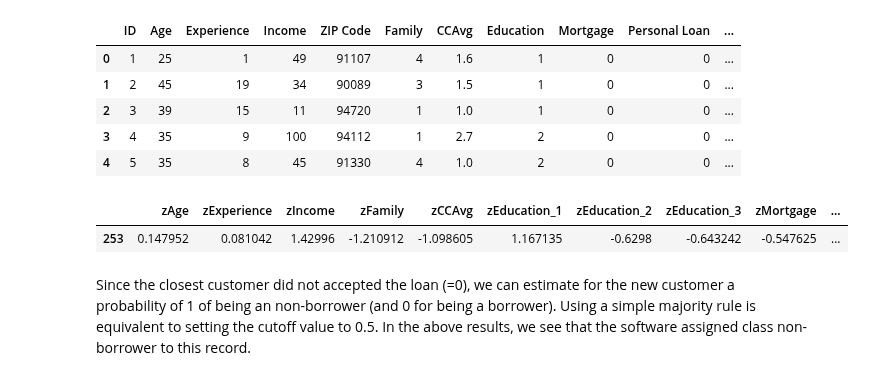
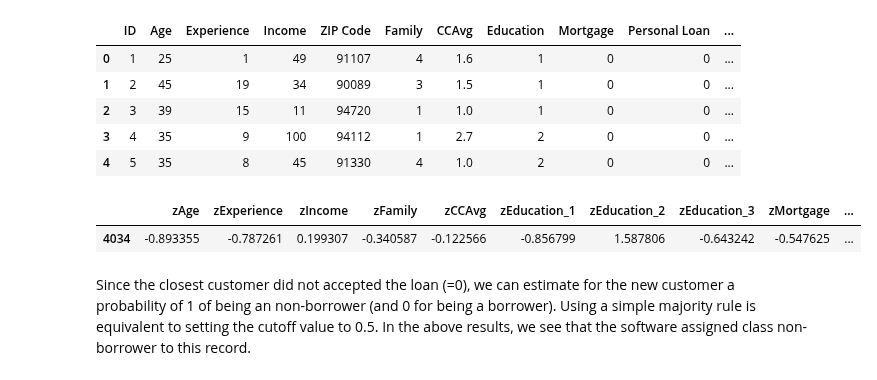
Before and after one commit to jeantardelli/data-mining-for-business-analytics, a Jupyter notebook: problems/chapter07_k_nearest_neighbors.ipynb, the cells around one changed output. Cells and saved outputs as stored; diff of their text form; code cells hidden in the pictures.

```diff
--- a/problems/chapter07_k_nearest_neighbors.ipynb
+++ b/problems/chapter07_k_nearest_neighbors.ipynb
@@ -169,37 +171,38 @@ predictors = ["Age", "Experience", "Income", "Family", "CCAvg", "Education_1",
 train_data, valid_data = train_test_split(customer_df, test_size=0.4,
                                           random_state=26)
 
-# equalize the scales that the various predictors (standardization)
+# equalize the scales that the various predictors have(standardization)
 scaler = preprocessing.StandardScaler()
 scaler.fit(train_data[predictors])
 
 # transform the full dataset
 customer_norm = pd.concat([pd.DataFrame(scaler.transform(customer_df[predictors]),
                                         columns=["z"+col for col in predictors]),
                            customer_df[outcome]], axis=1)
 
 train_norm = customer_norm.iloc[train_data.index]
 valid_norm = customer_norm.iloc[valid_data.index]
 
-## new customer
+# new customer
 new_customer = pd.DataFrame({"Age": [40], "Experience": [10], "Income": [84], "Family": [2],
                              "CCAvg": [2], "Education_1": [0], "Education_2": [1],
                              "Education_3": [0], "Mortgage": [0], "Securities Account": [0],
                              "CDAccount": [0], "Online": [1], "Credit Card": [1]})
 new_customer_norm = pd.DataFrame(scaler.transform(new_customer),
                                  columns=["z"+col for col in predictors])
 
 # use NearestNeighbors from scikit-learn to compute knn
+# using all the dataset (training + validation sets) here!
 knn = NearestNeighbors(n_neighbors=1)
-knn.fit(train_norm.iloc[:, 0:-1])
+knn.fit(customer_norm.iloc[:, 0:-1])
 
 distances, indices = knn.kneighbors(new_customer_norm)
 
 # indices is a list of lists, we are only interested in the first element
 customer_norm.iloc[indices[0], :]
 # %% [output]
 |  | zAge | zExperience | zIncome | zFamily | zCCAvg | zEducation_1 | zEducation_2 | zEducation_3 | zMortgage | ... |
-| 253 | 0.147952 | 0.081042 | 1.42996 | -1.210912 | -1.098605 | 1.167135 | -0.6298 | -0.643242 | -0.547625 | ... |
+| 4034 | -0.893355 | -0.787261 | 0.199307 | -0.340587 | -0.122566 | -0.856799 | 1.587806 | -0.643242 | -0.547625 | ... |
 # %% [markdown]
 Since the closest customer did not accepted the loan (=0), we can estimate for the new customer a probability of 1 of being an non-borrower (and 0 for being a borrower). Using a simple majority rule is equivalent to setting the cutoff value to 0.5. In the above results, we see that the software assigned class non-borrower to this record.
 # %% [markdown]
```
Also changed, not shown: parts of 18 cells of this notebook.
